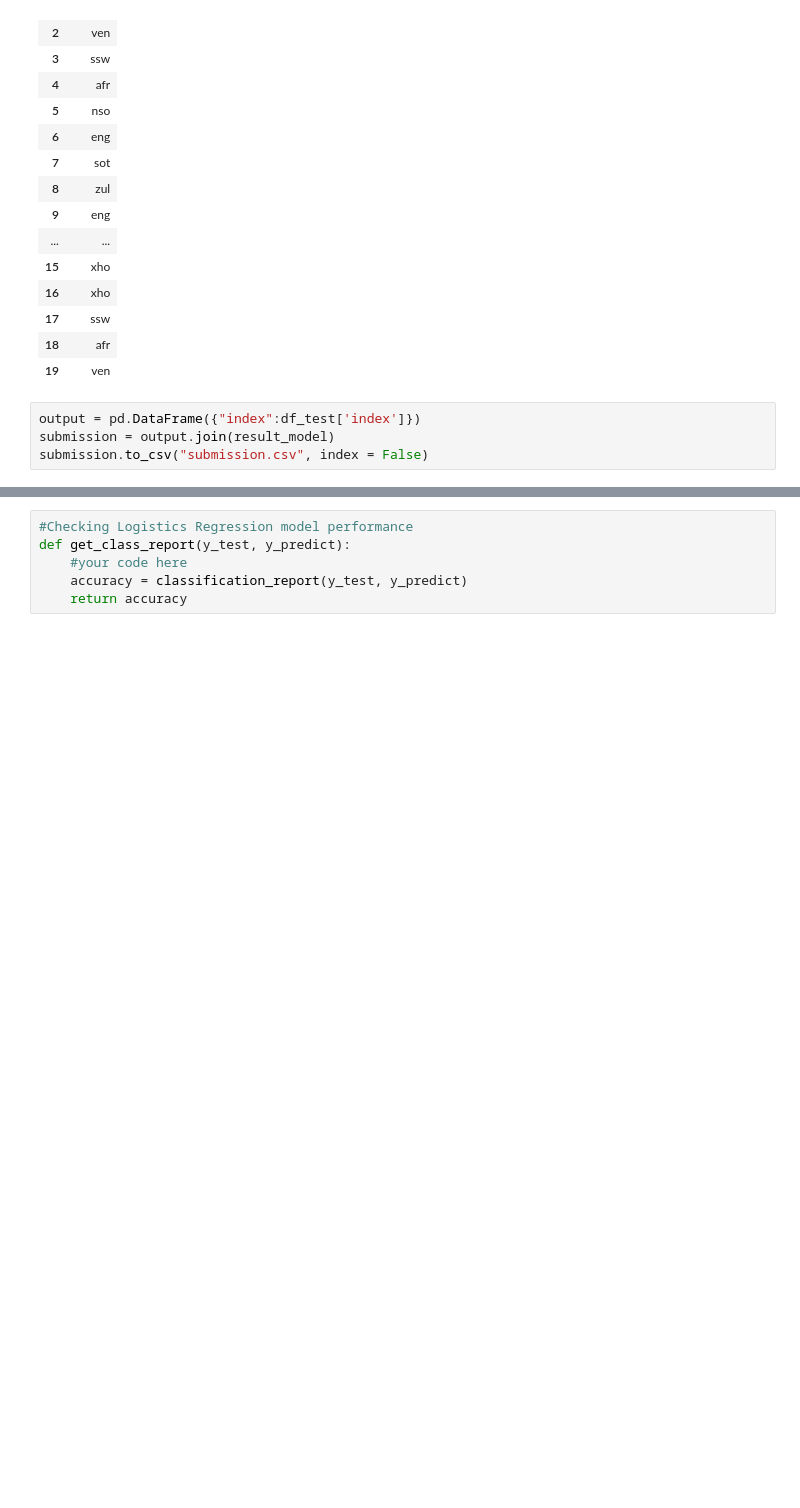
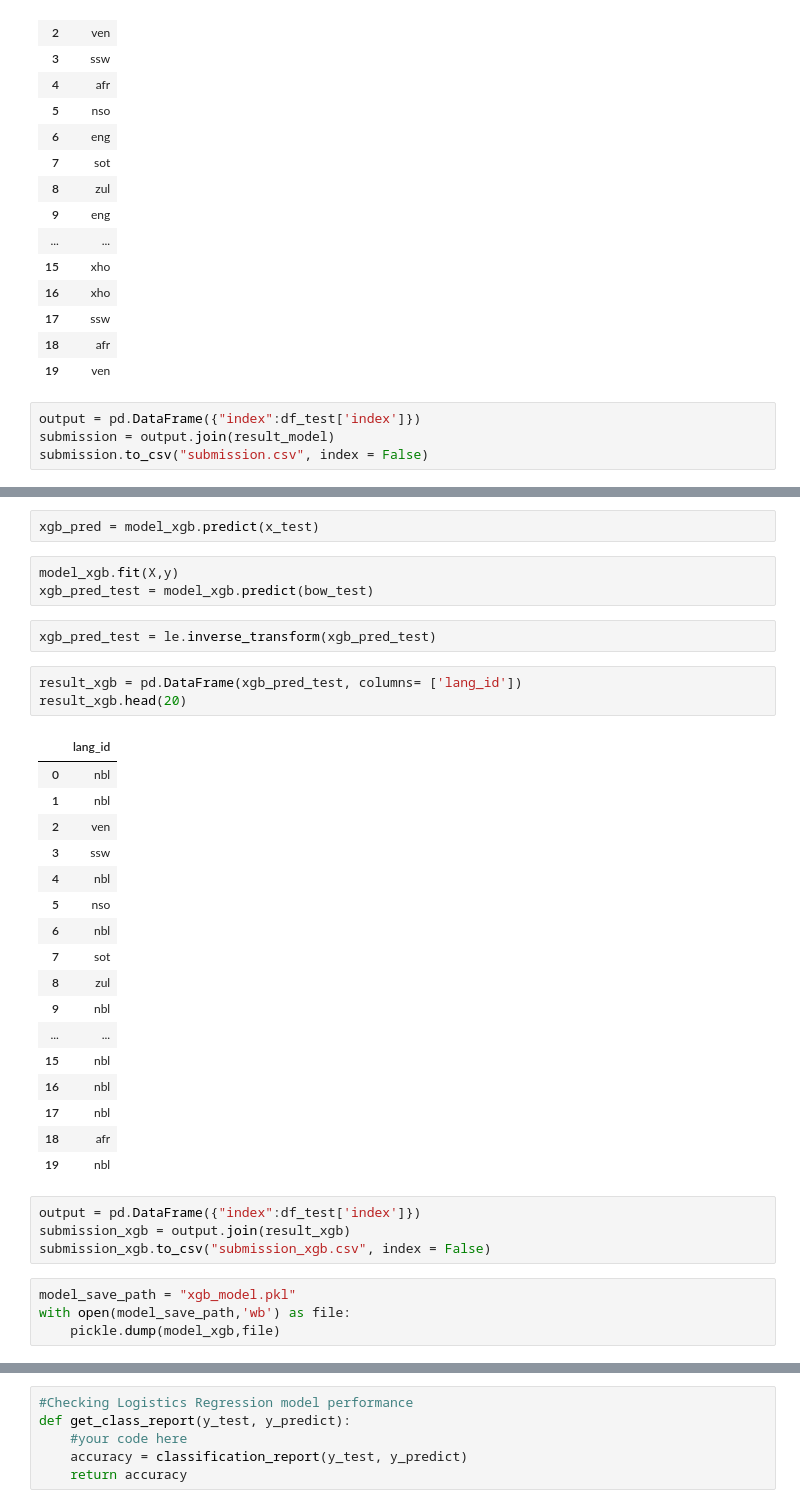
Before and after one commit to Emmantheo/Language-Classification-Hackathon, a Jupyter notebook: Language Classification Hackathon/language_identification_notebook.ipynb, the cells around one changed output, grey strips where cells are left out. Cells and saved outputs as stored; diff of their text form; blank space fills up the shorter version.

Commit message:
Notebook update and file addition
Update of the notebook and addition of submission file with pickle files.

```diff
--- a/Language Classification Hackathon/Untitled.ipynb
+++ b/Language Classification Hackathon/language_identification_notebook.ipynb
@@ -531,0 +658,36 @@ submission.to_csv("submission.csv", index = False)
+# %%
+xgb_pred = model_xgb.predict(x_test)
+# %%
+model_xgb.fit(X,y)
+xgb_pred_test = model_xgb.predict(bow_test)
+# %%
+xgb_pred_test = le.inverse_transform(xgb_pred_test)
+# %%
+result_xgb = pd.DataFrame(xgb_pred_test, columns= ['lang_id'])
+result_xgb.head(20)
+# %% [output]
+|  | lang_id |
+| 0 | nbl |
+| 1 | nbl |
+| 2 | ven |
+| 3 | ssw |
+| 4 | nbl |
+| 5 | nso |
+| 6 | nbl |
+| 7 | sot |
+| 8 | zul |
+| 9 | nbl |
+| ... | ... |
+| 15 | nbl |
+| 16 | nbl |
+| 17 | nbl |
+| 18 | afr |
+| 19 | nbl |
+# %%
+output = pd.DataFrame({"index":df_test['index']})
+submission_xgb = output.join(result_xgb)
+submission_xgb.to_csv("submission_xgb.csv", index = False)
+# %%
+model_save_path = "xgb_model.pkl"
+with open(model_save_path,'wb') as file:
+    pickle.dump(model_xgb,file)
```
Also changed, not shown: parts of 31 cells of this notebook, 1 other file.
